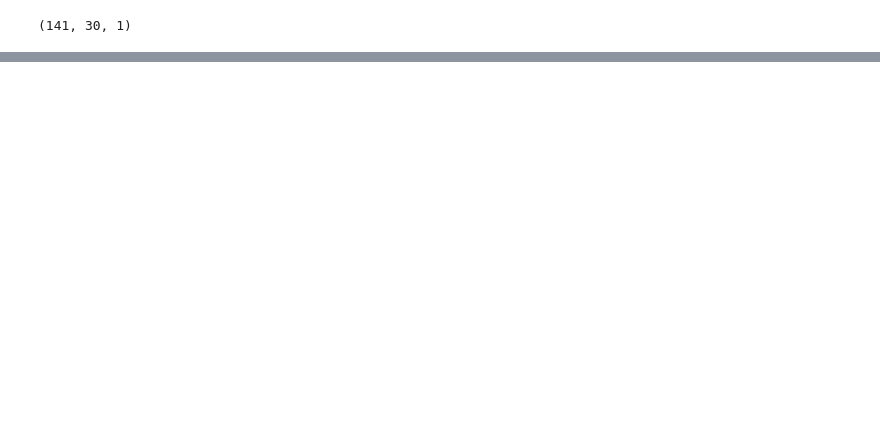
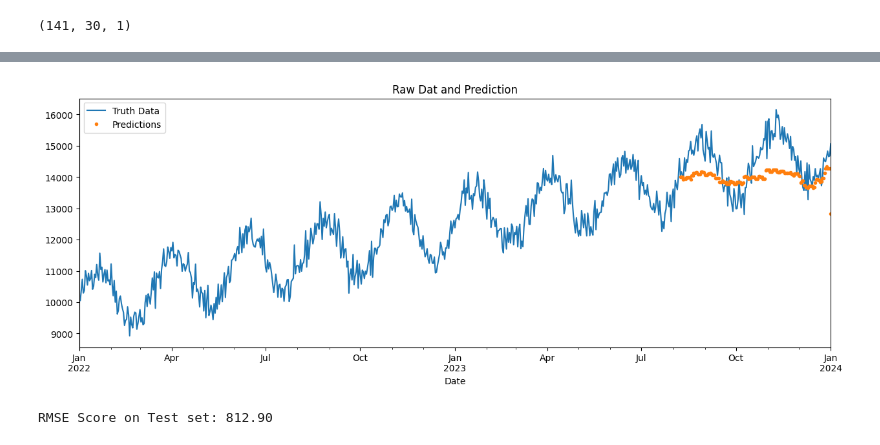
Before and after one commit to AliElOu/predictions-models--inventory-management, a Jupyter notebook: sales_forcasting.ipynb, the cells around one changed output, grey strips where cells are left out. Saved outputs shown, nothing was run; the diff lists cells and outputs as text; code cells hidden in the pictures; blank space fills up the shorter version.

```diff
--- a/sales_forcasting.ipynb
+++ b/sales_forcasting.ipynb
@@ -129,0 +218,15 @@ MAE (LSTM) : 291.24
+# %%
+test['prediction'] = reg.predict(X_test)
+df = daily_sales2.merge(test[['prediction']], how='left', left_index=True, right_index=True)
+ax = df[['Units Sold']].plot(figsize=(15, 5))
+df['prediction'].plot(ax=ax, style='.')
+plt.legend(['Truth Data', 'Predictions'])
+ax.set_title('Raw Dat and Prediction')
+plt.show()
+# %% [output]
+[figure, added]
+# %%
+score = np.sqrt(mean_squared_error(test['Units Sold'], test['prediction']))
+print(f'RMSE Score on Test set: {score:0.2f}')
+# %% [output]
+RMSE Score on Test set: 812.90
```
Also changed, not shown: parts of 16 cells of this notebook, 1 other file.
